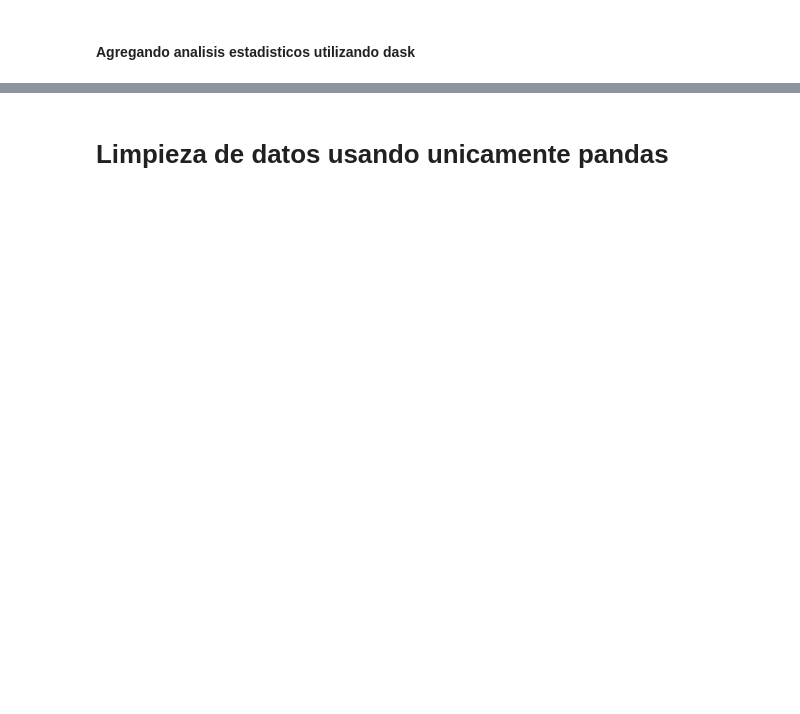
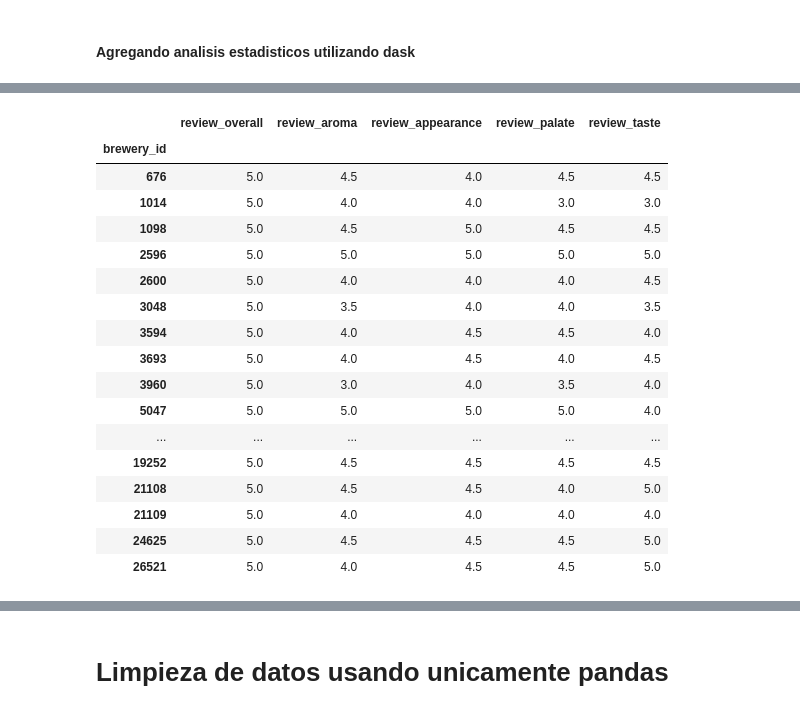
Before and after one commit to roddavalosG/proyecto_dask, a Jupyter notebook: 01_limpieza_dask.ipynb, the cells around one changed output, grey strips where cells are left out. Saved outputs shown, nothing was run; the diff lists cells and outputs as text; code cells hidden in the pictures; blank space fills up the shorter version.

```diff
--- a/01_limpieza_dask.ipynb
+++ b/01_limpieza_dask.ipynb
@@ -201,0 +237,4 @@ dtype: int64
+# %%
+columnas_para_media = ['review_overall', 'review_aroma', 'review_appearance', 'review_palate', 'review_taste']
+breweries_mean = beers.groupby('brewery_id')[columnas_para_media].mean()
+breweries_mean
@@ -202,3 +256,26 @@ dtype: int64
+# %%
+val_max = breweries_mean['review_overall'].max()
+fila_max = breweries_mean[breweries_mean['review_overall'] == val_max]
+fila_max
+# %% [output]
+|  | review_overall | review_aroma | review_appearance | review_palate | review_taste |
+| brewery_id |  |  |  |  |  |
+| 676 | 5.0 | 4.5 | 4.0 | 4.5 | 4.5 |
+| 1014 | 5.0 | 4.0 | 4.0 | 3.0 | 3.0 |
+| 1098 | 5.0 | 4.5 | 5.0 | 4.5 | 4.5 |
+| 2596 | 5.0 | 5.0 | 5.0 | 5.0 | 5.0 |
+| 2600 | 5.0 | 4.0 | 4.0 | 4.0 | 4.5 |
+| 3048 | 5.0 | 3.5 | 4.0 | 4.0 | 3.5 |
+| 3594 | 5.0 | 4.0 | 4.5 | 4.5 | 4.0 |
+| 3693 | 5.0 | 4.0 | 4.5 | 4.0 | 4.5 |
+| 3960 | 5.0 | 3.0 | 4.0 | 3.5 | 4.0 |
+| 5047 | 5.0 | 5.0 | 5.0 | 5.0 | 4.0 |
+| ... | ... | ... | ... | ... | ... |
+| 19252 | 5.0 | 4.5 | 4.5 | 4.5 | 4.5 |
+| 21108 | 5.0 | 4.5 | 4.5 | 4.0 | 5.0 |
+| 21109 | 5.0 | 4.0 | 4.0 | 4.0 | 4.0 |
+| 24625 | 5.0 | 4.5 | 4.5 | 4.5 | 5.0 |
+| 26521 | 5.0 | 4.0 | 4.5 | 4.5 | 5.0 |
 # %%
 beers.compute()
 # %% [output]
```
Also changed, not shown: parts of 12 cells of this notebook.
